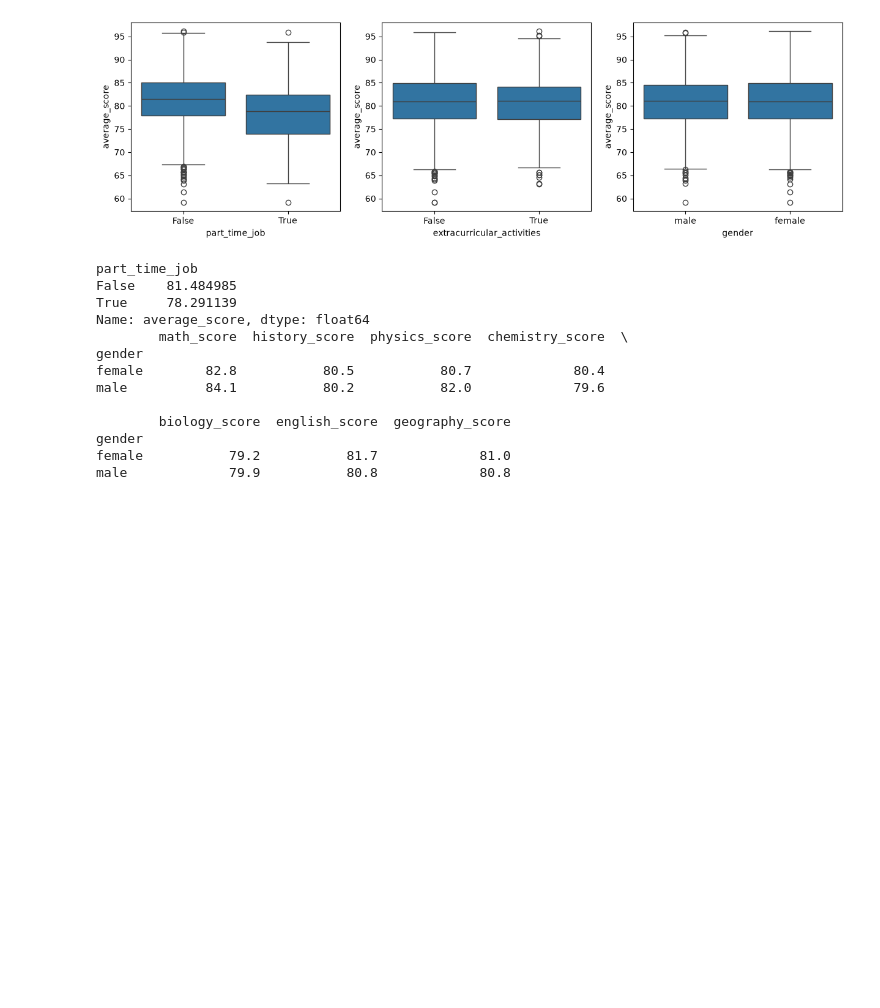
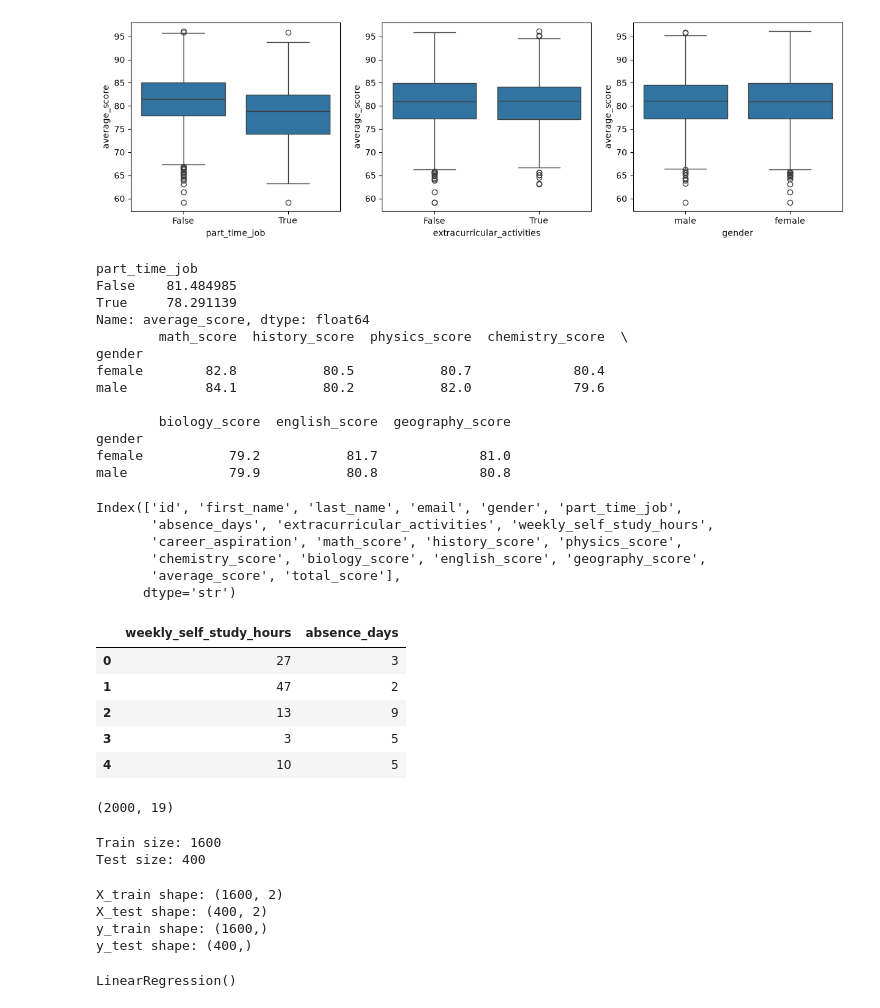
Before and after one commit to vincentkyalomusembi/ML-1.0, a Jupyter notebook: python.ipynb, the cells around one changed output. Cells and saved outputs as stored; diff of their text form; code cells hidden in the pictures; blank space fills up the shorter version.

Commit message:
split training and testing data and trained a linear regression model

```diff
--- a/python.ipynb
+++ b/python.ipynb
@@ -256,3 +256,37 @@ male          84.1           80.2           82.0             79.6
 gender
 female           79.2           81.7             81.0
 male             79.9           80.8             80.8
+# %%
+df.columns
+# %% [output]
+Index(['id', 'first_name', 'last_name', 'email', 'gender', 'part_time_job',
+       'absence_days', 'extracurricular_activities', 'weekly_self_study_hours',
+       'career_aspiration', 'math_score', 'history_score', 'physics_score',
+       'chemistry_score', 'biology_score', 'english_score', 'geography_score',
+       'average_score', 'total_score'],
+      dtype='str')
+# %%
+X = df[["weekly_self_study_hours", "absence_days"]] #input expected do not forget to use double brackets for multiple columns
+y = df["average_score"]
+# %%
+X.head()
+# %% [output]
+|  | weekly_self_study_hours | absence_days |
+| 0 | 27 | 3 |
+| 1 | 47 | 2 |
+| 2 | 13 | 9 |
+| 3 | 3 | 5 |
+| 4 | 10 | 5 |
+# %%
+df.shape
+# %% [output]
+(2000, 19)
+# %%
+data = 2000
+train_size = int(data * 0.8)#0.8 80% the 0.2 20%
+test_size = int(data * 0.2)
+print("Train size:", train_size)
+print("Test size:", test_size)
+# %% [output]
+Train size: 1600
+Test size: 400
@@ -258,0 +298,16 @@ male             79.9           80.8             80.8
+# %%
+X_train, X_test, y_train, y_test = train_test_split(X, y, test_size=0.2, random_state=42)
+print("X_train shape:", X_train.shape)
+print("X_test shape:", X_test.shape)
+print("y_train shape:", y_train.shape)
+print("y_test shape:", y_test.shape)
+# %% [output]
+X_train shape: (1600, 2)
+X_test shape: (400, 2)
+y_train shape: (1600,)
+y_test shape: (400,)
+# %%
+model = LinearRegression()
+model.fit(X_train, y_train)
+# %% [output]
+LinearRegression()
```
Also changed, not shown: parts of 2 cells of this notebook, 3 other files.
